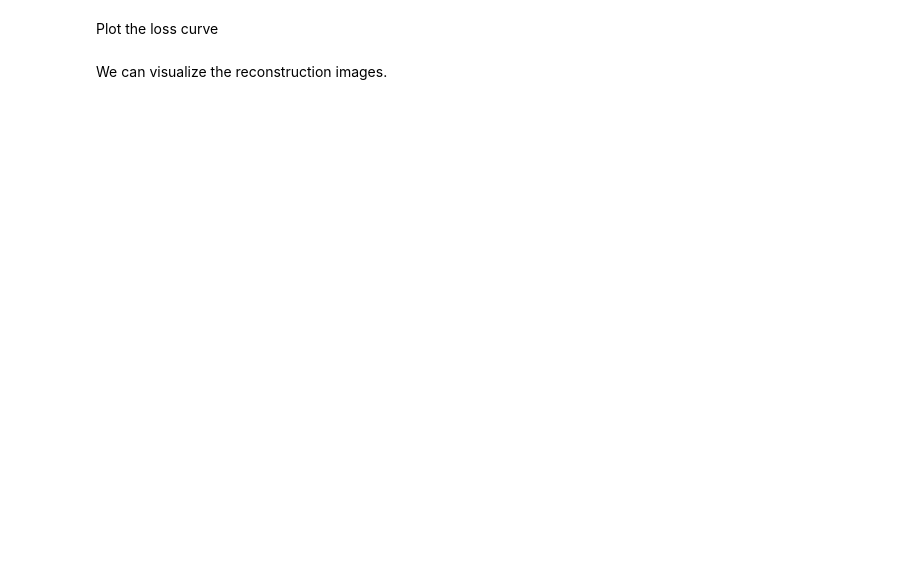
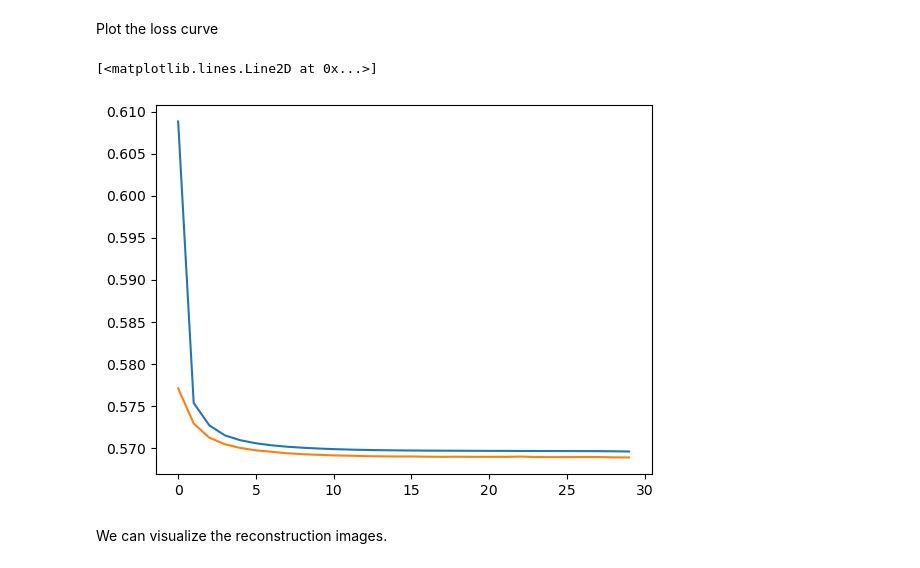
Before and after one commit to geo-smart/mlgeo, a Jupyter notebook: book/Chapter4-DeepLearning/mlgeo_4.6_AutoEncoder.ipynb, the cells around one changed output. Cells and saved outputs as stored; diff of their text form; code cells hidden in the pictures; blank space fills up the shorter version.

```diff
--- a/book/Chapter4-DeepLearning/mlgeo_4.6_AutoEncoder.ipynb
+++ b/book/Chapter4-DeepLearning/mlgeo_4.6_AutoEncoder.ipynb
@@ -206,6 +206,6 @@ def train(model, n_epochs, trainloader, testloader=None,learning_rate=0.001 ):
 # %% [markdown]
 The loss function in this case is not a MSE but instead a multilabel binary classifier on the probability of the pixel.
 # %%
-(loss, loss_val) = train(stacked_ae, 30,loaded_train, loaded_test)
+(loss, loss_val) = train(stacked_ae, 30,loaded_train, loaded_test,learning_rate=0.005)
 # %% [output]
 [Epoch 1] train loss: 0.597 - val loss: 0.595
@@ -213,7 +229,10 @@ The loss function in this case is not a MSE but instead a multilabel binary clas
 Plot the loss curve
 # %%
 plt.plot(loss  , label='Training loss')
-plt.plot(loss_vl  , label='Validation loss')
+plt.plot(loss_val  , label='Validation loss')
+# %% [output]
+[<matplotlib.lines.Line2D at 0x...>]
+[figure, added]
 # %% [markdown]
 We can visualize the reconstruction images.
 # %%
```
Also changed, not shown: parts of 13 cells of this notebook, 2 other files.
